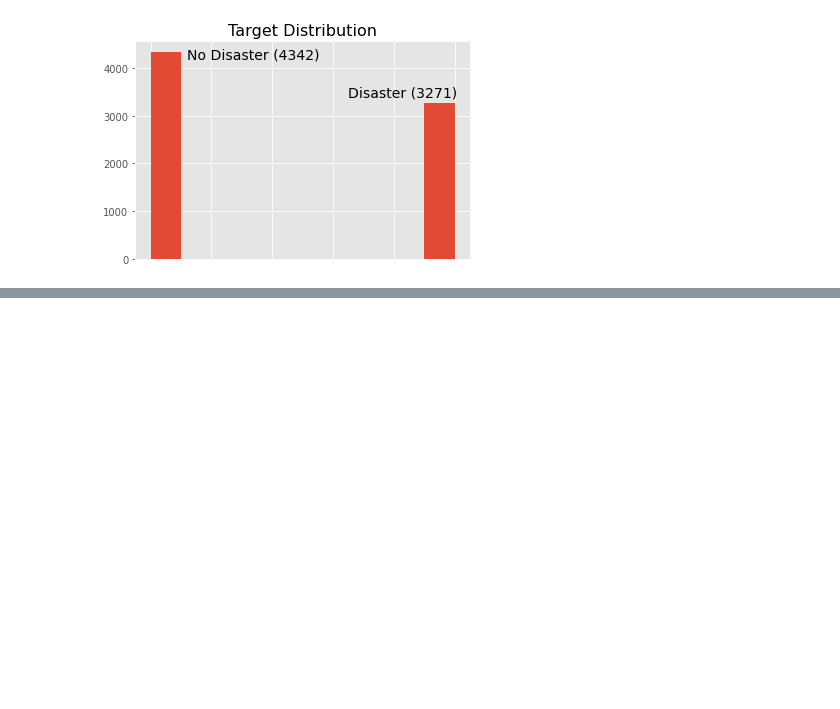
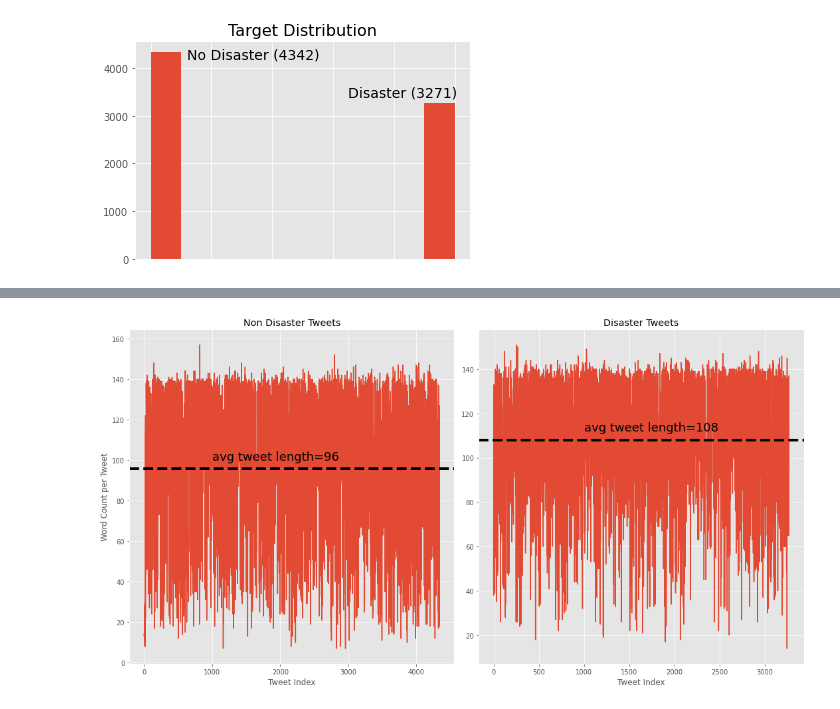
Before and after one commit to rghosh8/capstone-2, a Jupyter notebook: notebooks/sprint.ipynb, the cells around one changed output, grey strips where cells are left out. Cells and saved outputs as stored; diff of their text form; code cells hidden in the pictures; blank space fills up the shorter version.

```diff
--- a/notebooks/sprint.ipynb
+++ b/notebooks/sprint.ipynb
@@ -45,0 +62,2 @@ plt.savefig('../images/target_dist.png')
+# %%
+train_0 = train[(train['target']==0)]
@@ -45,0 +69,23 @@ plt.savefig('../images/target_dist.png')
+# %%
+dis_mean = np.mean([len(i) for i in train_1['text']])
+# %%
+no_dis_mean=np.mean([len(i) for i in train_0['text']])
+# %%
+fig, ax = plt.subplots(1,2, figsize=(15, 8))
+#non disaster tweets
+ax[0].plot([len(i) for i in train_0['text']])
+ax[0].set_title('Non Disaster Tweets');
+ax[0].axhline(no_dis_mean, 0,100, linewidth=4, color='k', ls='--')
+ax[0].set_ylabel('Word Count per Tweet')
+ax[0].set_xlabel('Tweet Index')
+ax[0].text(1000,100,f'avg tweet length={int(round(no_dis_mean,0))}', fontsize=18)
+#disaster tweets
+ax[1].plot([len(i) for i in train_1['text']])
+ax[1].set_title('Disaster Tweets')
+ax[1].axhline(dis_mean, 0,100, linewidth=4, color='k', ls='--')
+ax[1].text(1000,112,f'avg tweet length={int(round(dis_mean,0))}', fontsize=18)
+ax[1].set_xlabel('Tweet Index')
+plt.tight_layout()
+plt.savefig('../images/avg_tweet_len.png')
+# %% [output]
+[figure, added]
```
Also changed, not shown: parts of 10 cells of this notebook, 5 other files.
